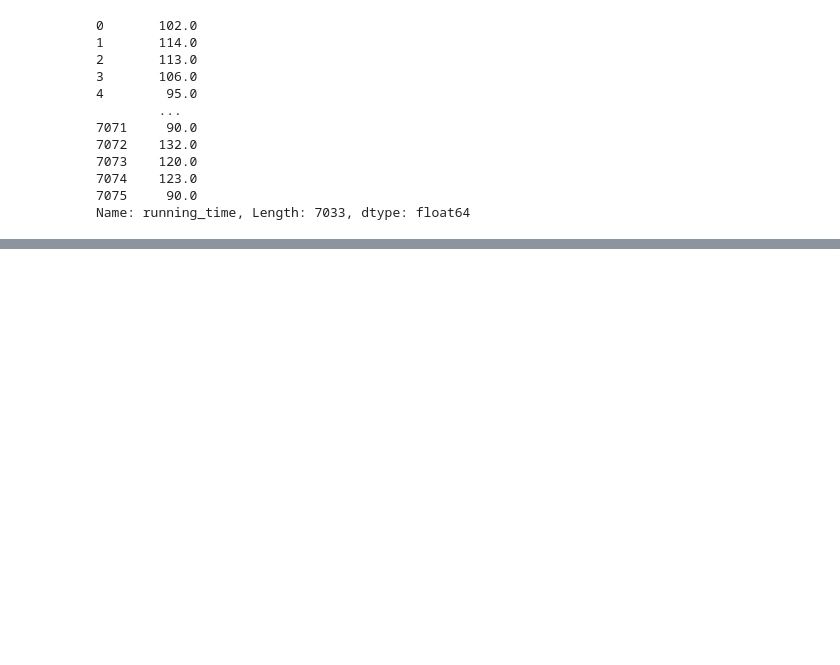
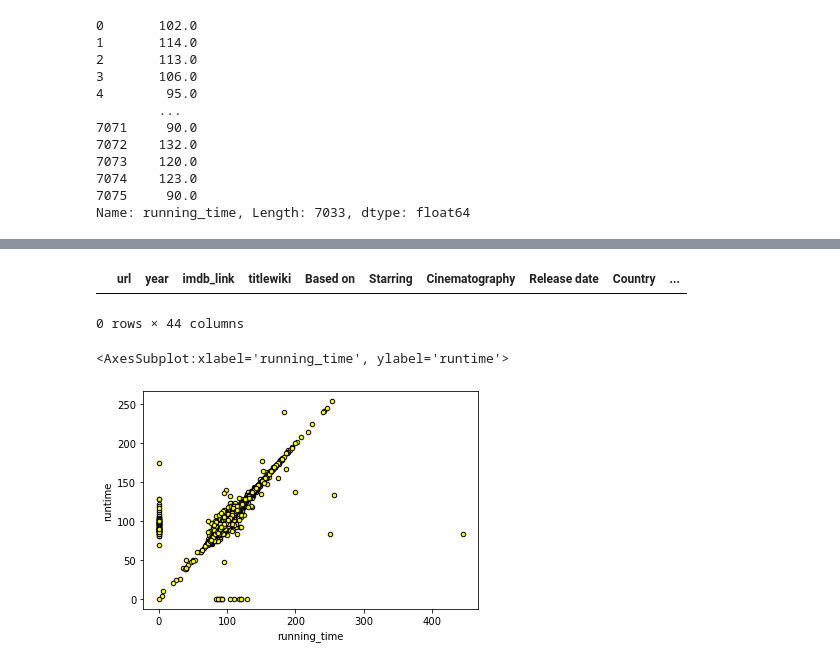
Before and after one commit to Tracari/Movies-ETL, a Jupyter notebook: wiki_movies_raw.ipynb, the cells around one changed output, grey strips where cells are left out. Drawn from its saved outputs; the diff is of its cells as text; code cells hidden in the pictures; blank space fills up the shorter version.

```diff
--- a/wiki_movies_raw.ipynb
+++ b/wiki_movies_raw.ipynb
@@ -788,0 +831,12 @@ wiki_movies_df.drop('Running time', axis=1, inplace=True)
+# %%
+# convert video column datatype to boolean
+kaggle_metadata['video'] == 'True'
+kaggle_metadata['video'] = kaggle_metadata['video'] == "True"
+# %%
+# convert dtypes for numeric columns using to_numeric()
+kaggle_metadata['budget'] = kaggle_metadata['budget'].astype(int)
+kaggle_metadata['id'] = pd.to_numeric(kaggle_metadata['id'], errors='raise')
+kaggle_metadata['popularity'] = pd.to_numeric(kaggle_metadata['popularity'], errors='raise')
+# %%
+# Convert 'release date' to datetime datatype using to_datetime()
+kaggle_metadata['release_date'] = pd.to_datetime(kaggle_metadata['release_date'])
@@ -788,0 +895,4 @@ wiki_movies_df.drop('Running time', axis=1, inplace=True)
+# %%
+# merge the movie website dataframes and display the columns
+movies_df = pd.merge(wiki_movies_df, kaggle_metadata, on='imdb_id', suffixes=['wiki','kaggle'])
+sorted(movies_df.columns)
@@ -788,0 +964,13 @@ wiki_movies_df.drop('Running time', axis=1, inplace=True)
+# %%
+# show any rows where titlekaggle is empty
+
+movies_df[(movies_df['titlekaggle'] == ' ') | (movies_df['titlekaggle'].isnull())]
+# %% [output]
+|  | url | year | imdb_link | titlewiki | Based on | Starring | Cinematography | Release date | Country | ... |
+0 rows × 44 columns
+# %%
+# Create a scatter plot to compare duplicate 'run time' columns
+movies_df.fillna(0).plot(x='running_time', y='runtime', kind='scatter', c='yellow', edgecolor='black')
+# %% [output]
+<AxesSubplot:xlabel='running_time', ylabel='runtime'>
+[figure, added]
```
Also changed, not shown: parts of 35 cells of this notebook.
